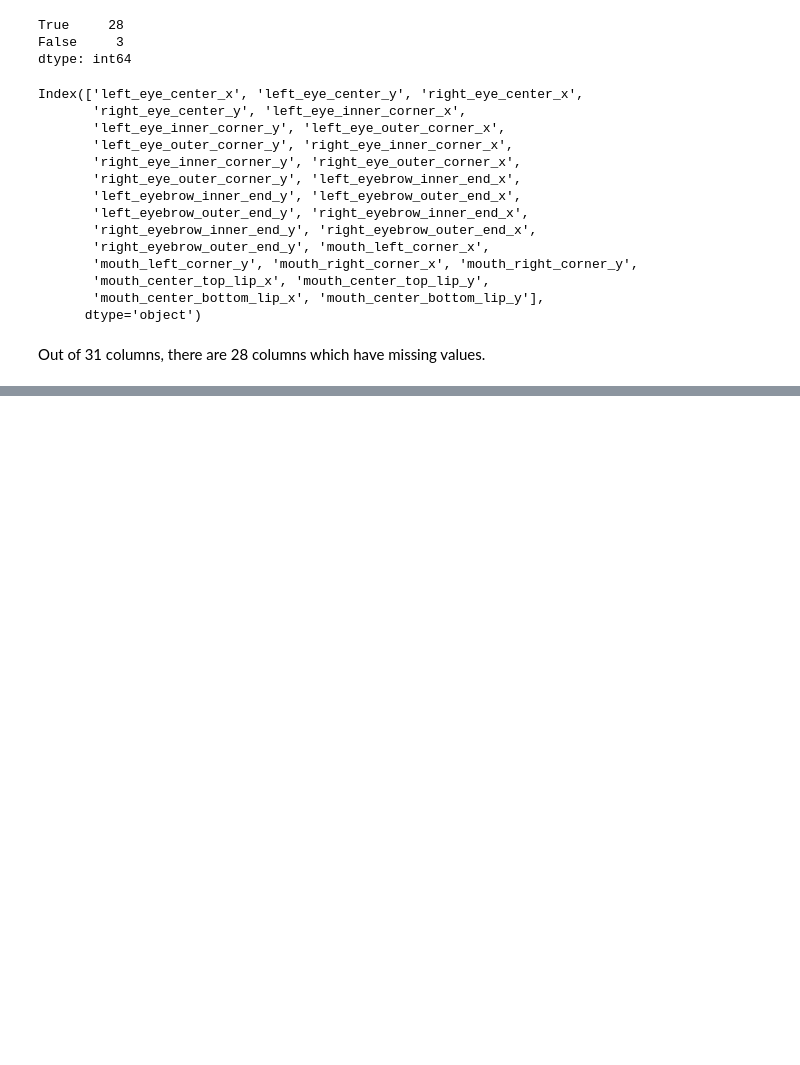
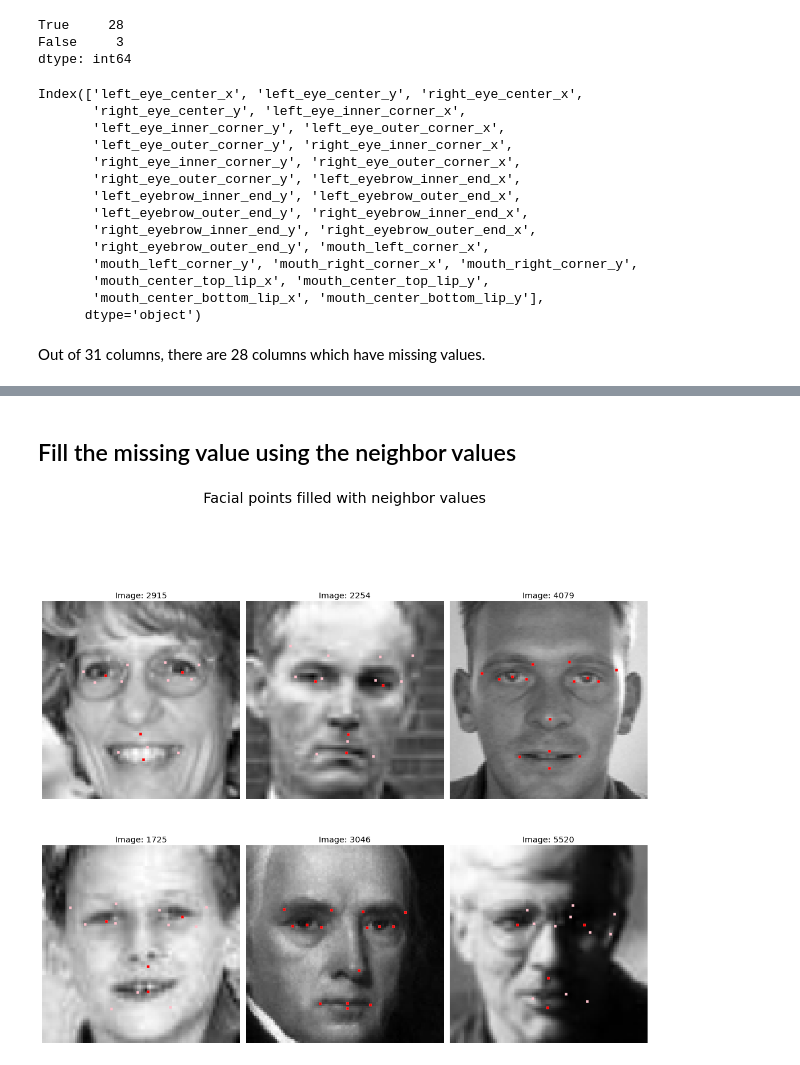
Before and after one commit to drminix/w207-project4, a Jupyter notebook: W207_project4.ipynb, the cells around one changed output, grey strips where cells are left out. Saved outputs shown, nothing was run; the diff lists cells and outputs as text; code cells hidden in the pictures; blank space fills up the shorter version.

```diff
--- a/W207_project4.ipynb
+++ b/W207_project4.ipynb
@@ -167,9 +150,0 @@ Let's convert image object to numpy array and store them in *X_train*
-# %%
-def convert_df_to_np_2d(df: pd.Series, image_size: int) -> np.ndarray:
-  dataset = np.hstack(train_data["Image"].apply(lambda row:np.fromstring(row,sep=' ')).to_numpy())
-  dataset = dataset.astype(np.float32)
-  dataset = dataset.reshape(-1,image_size,image_size,1)
-  return dataset
-
-X_train = convert_df_to_np_2d(train_data["Image"], IMAGE_WIDTH)
-print(X_train.shape)
@@ -514,0 +225,13 @@ Epoch 40/40
+# %% [markdown]
+## Fill the missing value using the neighbor values
+# %%
+# fill in both ways in case the first item is empty
+shuffled_train_ff_df = shuffled_train_df.copy()
+shuffled_train_ff_df.fillna(method="ffill", inplace = True)
+shuffled_train_ff_df.fillna(method="bfill", inplace = True)
+
+train_label_ff_np = np.delete(shuffled_train_ff_df.to_numpy(),-1,axis=1).astype(np.float32)
+y_train_ff, y_dev_ff = train_test_split(train_label_ff_np, shuffle= False, train_size = 0.85)
+show_multiple_samples(X_train,y_train, y_train_ff, 6, fig_title="Facial points filled with neighbor values")
+# %% [output]
+[figure, added]
```
Also changed, not shown: parts of 64 cells of this notebook.
